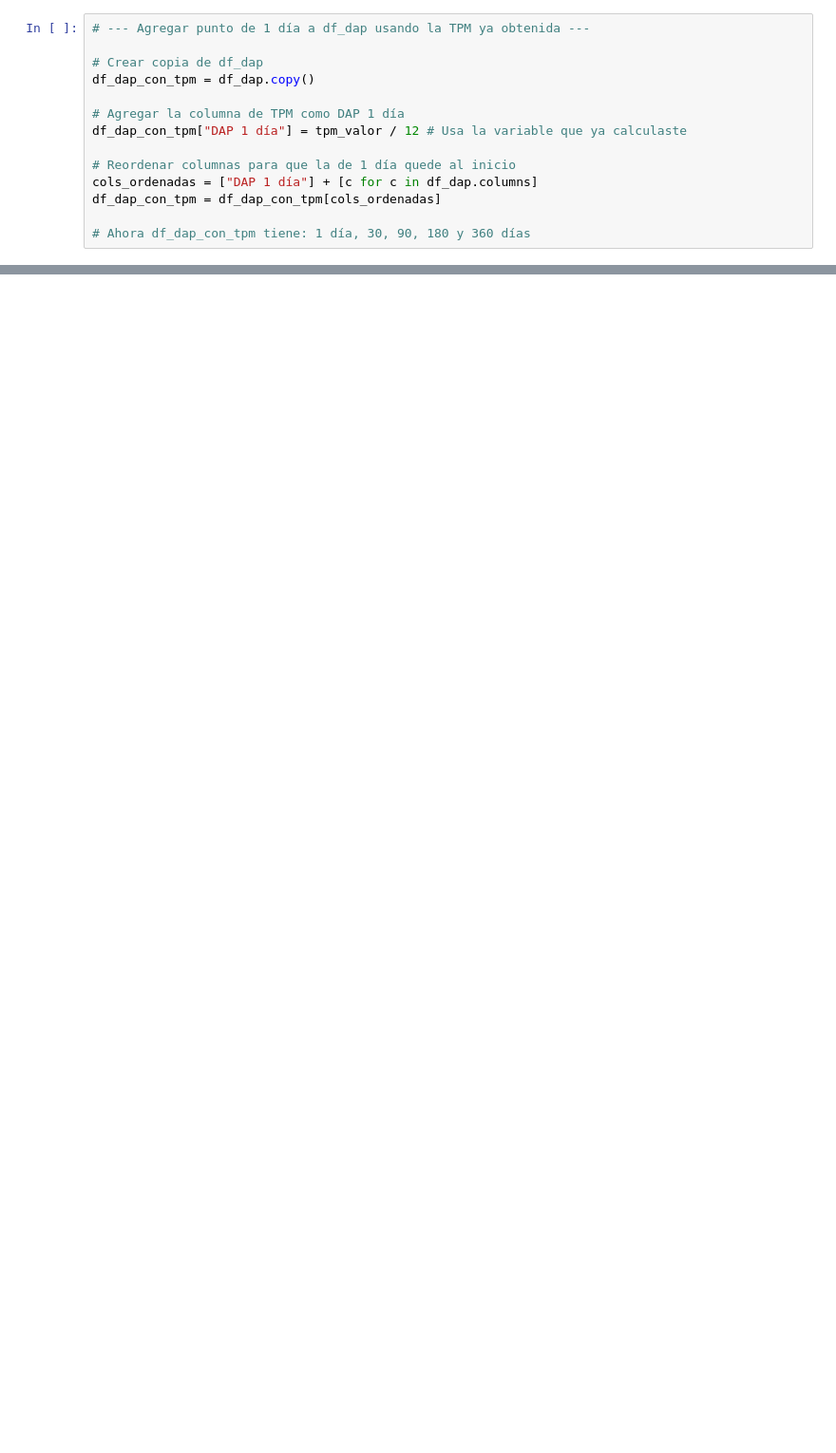
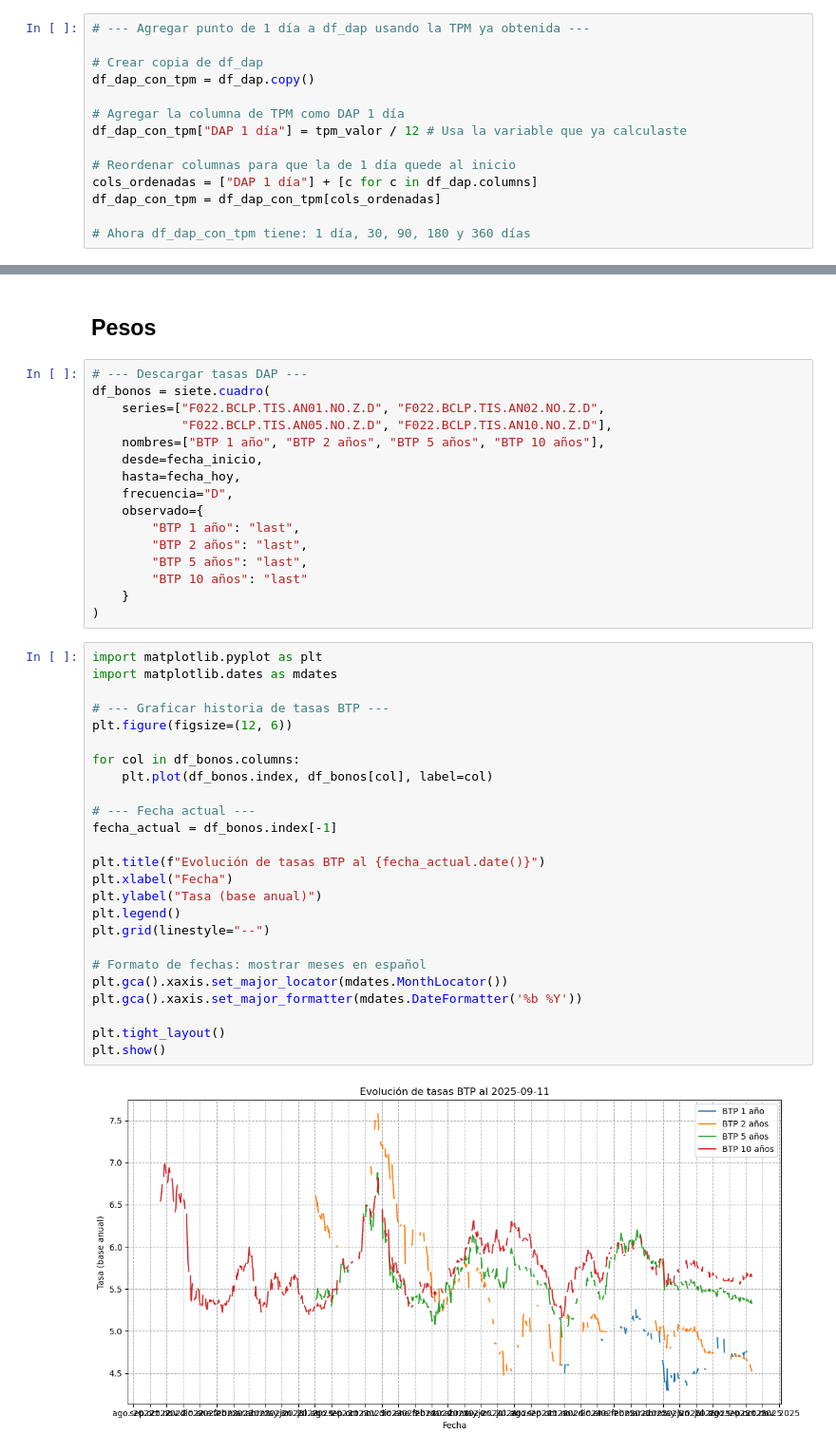
Before and after one commit to Lappiani/Analisis-BD-Banco-Central, a Jupyter notebook: Analisis API.ipynb, the cells around one changed output, grey strips where cells are left out. Shown at 95% size. Saved outputs shown, nothing was run; the diff lists cells and outputs as text; blank space fills up the shorter version.

```diff
--- a/Analisis API.ipynb
+++ b/Analisis API.ipynb
@@ -343,0 +510,45 @@ plt.show()
+# %% [markdown]
+## Pesos
+# %%
+# --- Descargar tasas DAP ---
+df_bonos = siete.cuadro(
+    series=["F022.BCLP.TIS.AN01.NO.Z.D", "F022.BCLP.TIS.AN02.NO.Z.D",
+            "F022.BCLP.TIS.AN05.NO.Z.D", "F022.BCLP.TIS.AN10.NO.Z.D"],
+    nombres=["BTP 1 año", "BTP 2 años", "BTP 5 años", "BTP 10 años"],
+    desde=fecha_inicio,
+    hasta=fecha_hoy,
+    frecuencia="D",
+    observado={
+        "BTP 1 año": "last",
+        "BTP 2 años": "last",
+        "BTP 5 años": "last",
+        "BTP 10 años": "last"
+    }
+)
+# %%
+import matplotlib.pyplot as plt
+import matplotlib.dates as mdates
+
+# --- Graficar historia de tasas BTP ---
+plt.figure(figsize=(12, 6))
+
+for col in df_bonos.columns:
+    plt.plot(df_bonos.index, df_bonos[col], label=col)
+
+# --- Fecha actual ---
+fecha_actual = df_bonos.index[-1]
+
+plt.title(f"Evolución de tasas BTP al {fecha_actual.date()}")
+plt.xlabel("Fecha")
+plt.ylabel("Tasa (base anual)")
+plt.legend()
+plt.grid(linestyle="--")
+
+# Formato de fechas: mostrar meses en español
+plt.gca().xaxis.set_major_locator(mdates.MonthLocator())
+plt.gca().xaxis.set_major_formatter(mdates.DateFormatter('%b %Y'))
+
+plt.tight_layout()
+plt.show()
+# %% [output]
+[figure, added]
```
Also changed, not shown: parts of 16 cells of this notebook.
